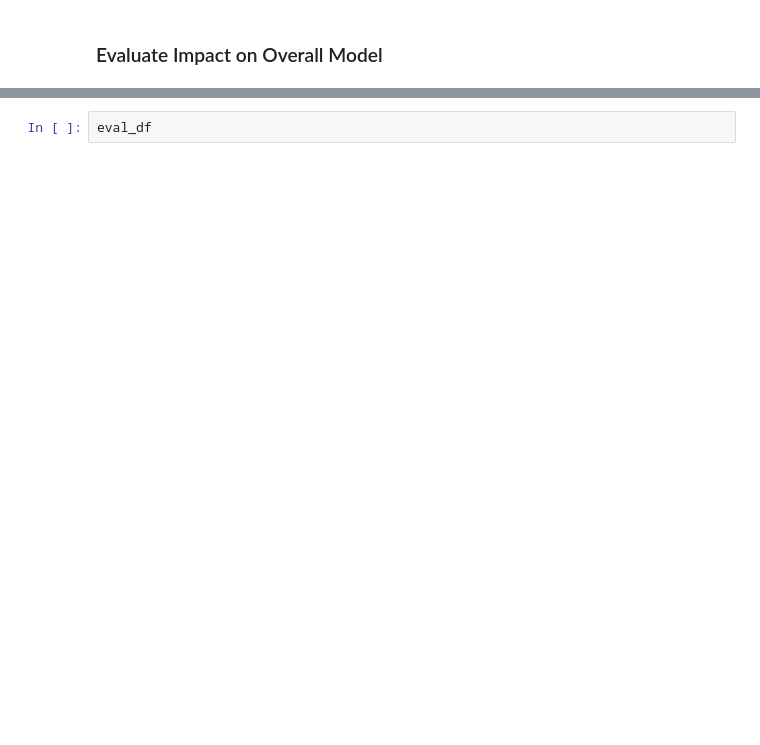
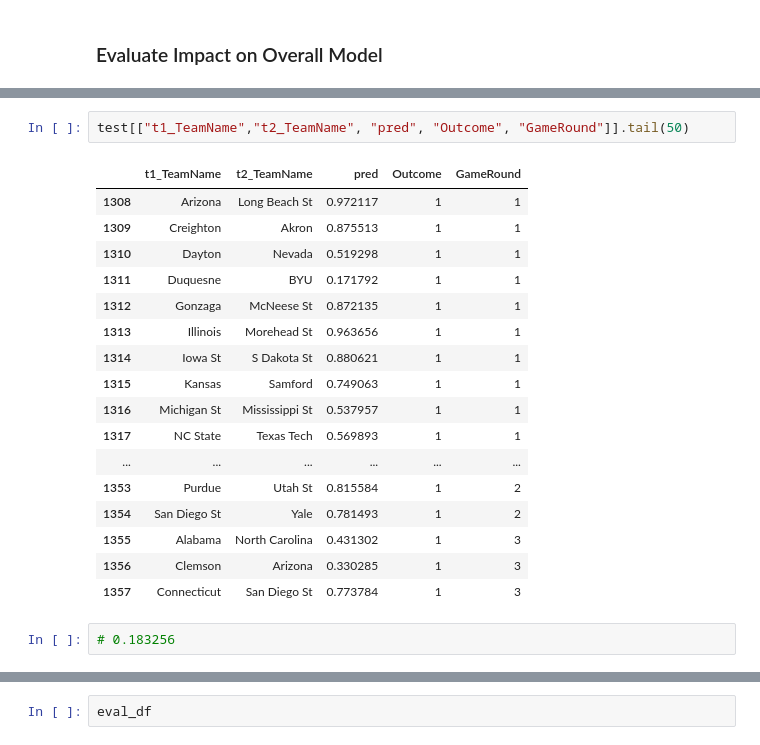
Before and after one commit to skydale23/kaggle-ncaam, a Jupyter notebook: 2025_model/development_notebooks/assess_injury_data.ipynb, the cells around one changed output, grey strips where cells are left out. Drawn from its saved outputs; the diff is of its cells as text; blank space fills up the shorter version.

```diff
--- a/2025_model/development_notebooks/assess_injury_data.ipynb
+++ b/2025_model/development_notebooks/assess_injury_data.ipynb
@@ -320,0 +394,22 @@ eval_df = validation.run_evaluation_framework(to_predict_mens_recent, pipeline,
+# %%
+test[["t1_TeamName","t2_TeamName", "pred", "Outcome", "GameRound"]].tail(50)
+# %% [output]
+|  | t1_TeamName | t2_TeamName | pred | Outcome | GameRound |
+| 1308 | Arizona | Long Beach St | 0.972117 | 1 | 1 |
+| 1309 | Creighton | Akron | 0.875513 | 1 | 1 |
+| 1310 | Dayton | Nevada | 0.519298 | 1 | 1 |
+| 1311 | Duquesne | BYU | 0.171792 | 1 | 1 |
+| 1312 | Gonzaga | McNeese St | 0.872135 | 1 | 1 |
+| 1313 | Illinois | Morehead St | 0.963656 | 1 | 1 |
+| 1314 | Iowa St | S Dakota St | 0.880621 | 1 | 1 |
+| 1315 | Kansas | Samford | 0.749063 | 1 | 1 |
+| 1316 | Michigan St | Mississippi St | 0.537957 | 1 | 1 |
+| 1317 | NC State | Texas Tech | 0.569893 | 1 | 1 |
+| ... | ... | ... | ... | ... | ... |
+| 1353 | Purdue | Utah St | 0.815584 | 1 | 2 |
+| 1354 | San Diego St | Yale | 0.781493 | 1 | 2 |
+| 1355 | Alabama | North Carolina | 0.431302 | 1 | 3 |
+| 1356 | Clemson | Arizona | 0.330285 | 1 | 3 |
+| 1357 | Connecticut | San Diego St | 0.773784 | 1 | 3 |
+# %%
+# 0.183256
```
Also changed, not shown: parts of 57 cells of this notebook, 8 other files.
